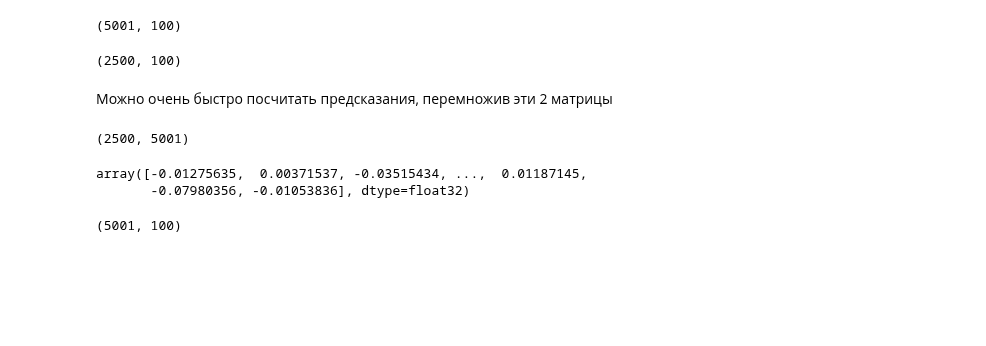
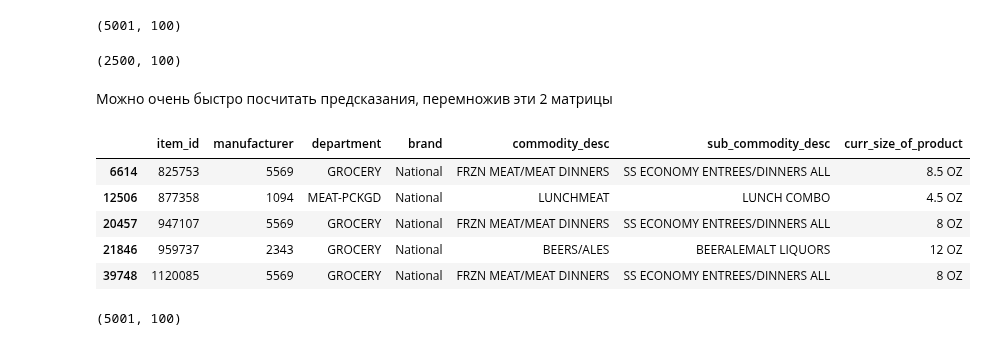
Before and after one commit to stureiko/GeekBrains, a Jupyter notebook: Recomendation_System/webinar_3/webinar_3.ipynb, the cells around one changed output. Saved outputs shown, nothing was run; the diff lists cells and outputs as text; code cells hidden in the pictures; blank space fills up the shorter version.

```diff
--- a/Recomendation_System/webinar_3/webinar_3.ipynb
+++ b/Recomendation_System/webinar_3/webinar_3.ipynb
@@ -227,14 +287,22 @@ model.user_factors.shape
 Можно очень быстро посчитать предсказания, перемножив эти 2 матрицы
 # %%
 fast_recs = model.user_factors @ model.item_factors.T
-fast_recs.shape
+
+
+fast_recs = fast_recs[0].argsort()[:5]
+
+
+fast_recs_decoder = [id_to_itemid[rec] for rec in fast_recs]
+
+
+item_features.query('item_id in @fast_recs_decoder')
 # %% [output]
-(2500, 5001)
+|  | item_id | manufacturer | department | brand | commodity_desc | sub_commodity_desc | curr_size_of_product |
+| 6614 | 825753 | 5569 | GROCERY | National | FRZN MEAT/MEAT DINNERS | SS ECONOMY ENTREES/DINNERS ALL | 8.5 OZ |
+| 12506 | 877358 | 1094 | MEAT-PCKGD | National | LUNCHMEAT | LUNCH COMBO | 4.5 OZ |
+| 20457 | 947107 | 5569 | GROCERY | National | FRZN MEAT/MEAT DINNERS | SS ECONOMY ENTREES/DINNERS ALL | 8 OZ |
+| 21846 | 959737 | 2343 | GROCERY | National | BEERS/ALES | BEERALEMALT LIQUORS | 12 OZ |
+| 39748 | 1120085 | 5569 | GROCERY | National | FRZN MEAT/MEAT DINNERS | SS ECONOMY ENTREES/DINNERS ALL | 8 OZ |
-# %%
-fast_recs[0]
-# %% [output]
-array([-0.01275635,  0.00371537, -0.03515434, ...,  0.01187145,
-       -0.07980356, -0.01053836], dtype=float32)
 # %%
 import numpy as np
 import pandas as pd
```
Also changed, not shown: parts of 30 cells of this notebook.
